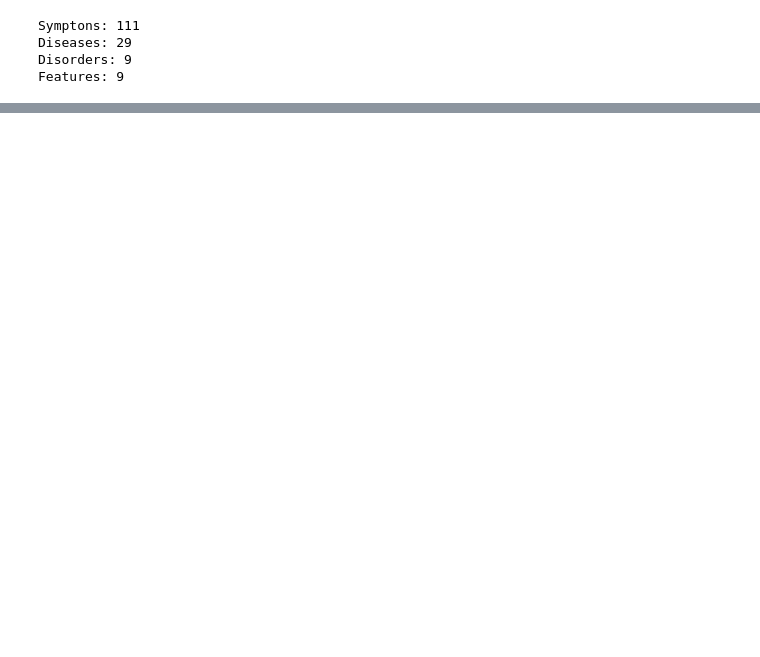
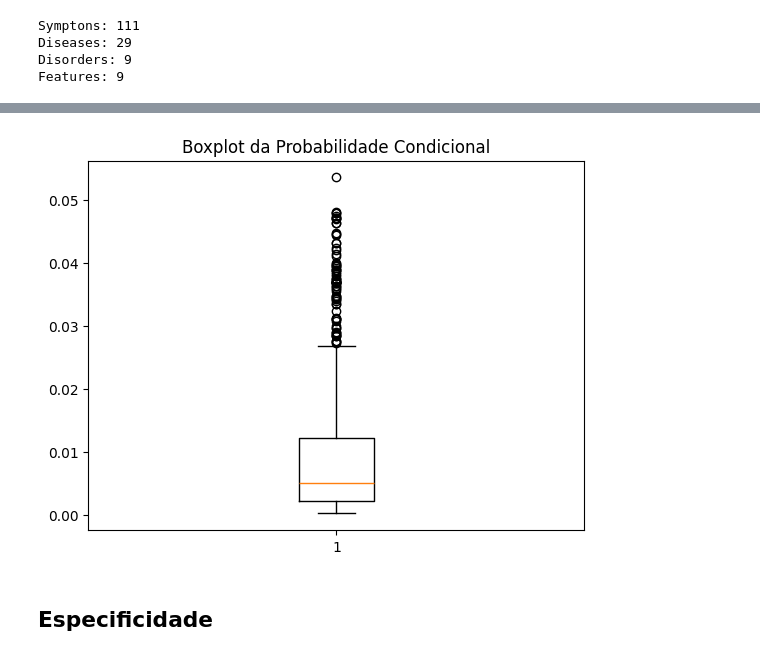
Before and after one commit to gabrielfsil/redes-complexas, a Jupyter notebook: notebooks/kg-mental-health.ipynb, the cells around one changed output, grey strips where cells are left out. Cells and saved outputs as stored; diff of their text form; code cells hidden in the pictures; blank space fills up the shorter version.

```diff
--- a/notebooks/kg-mental-health.ipynb
+++ b/notebooks/kg-mental-health.ipynb
@@ -372,0 +484,10 @@ def get_size(n):
+# %%
+probabilities = {}
+
+for subject in occurrences:
+
+    probability = calculate_probability(subject)
+
+    probabilities[subject] = probability
+
+len(probabilities)
@@ -372,0 +508,19 @@ def get_size(n):
+# %%
+def calculate_co_probability(triple):
+
+    occurrence = occurrences[triple[0]]
+
+    co_occurrence = co_occurrences["/".join(list(triple))]
+
+    return co_occurrence / occurrence
+# %%
+co_probabilities = {}
+duplicates = set()
+
+for triple in triples:
+    if not "/".join(list(triple)) in duplicates:
+        probability = calculate_co_probability(triple)
+        co_probabilities["/".join(list(triple))] = probability
+        duplicates.add("/".join(list(triple)))
+
+len(co_probabilities)
@@ -372,0 +639,8 @@ def get_size(n):
+# %%
+values_co_probabilities = []
+
+for prob in co_probabilities:
+    values_co_probabilities.append(co_probabilities[prob])
+
+values_co_probabilities.sort(reverse=True)
+values_co_probabilities[:10]
@@ -372,0 +683,10 @@ def get_size(n):
+# %%
+import matplotlib.pyplot as plt
+
+plt.boxplot(values_co_probabilities)
+plt.title("Boxplot da Probabilidade Condicional")
+plt.show()
+# %% [output]
+[figure, added]
+# %% [markdown]
+## Especificidade
```
Also changed, not shown: parts of 70 cells of this notebook, 10 other files.
